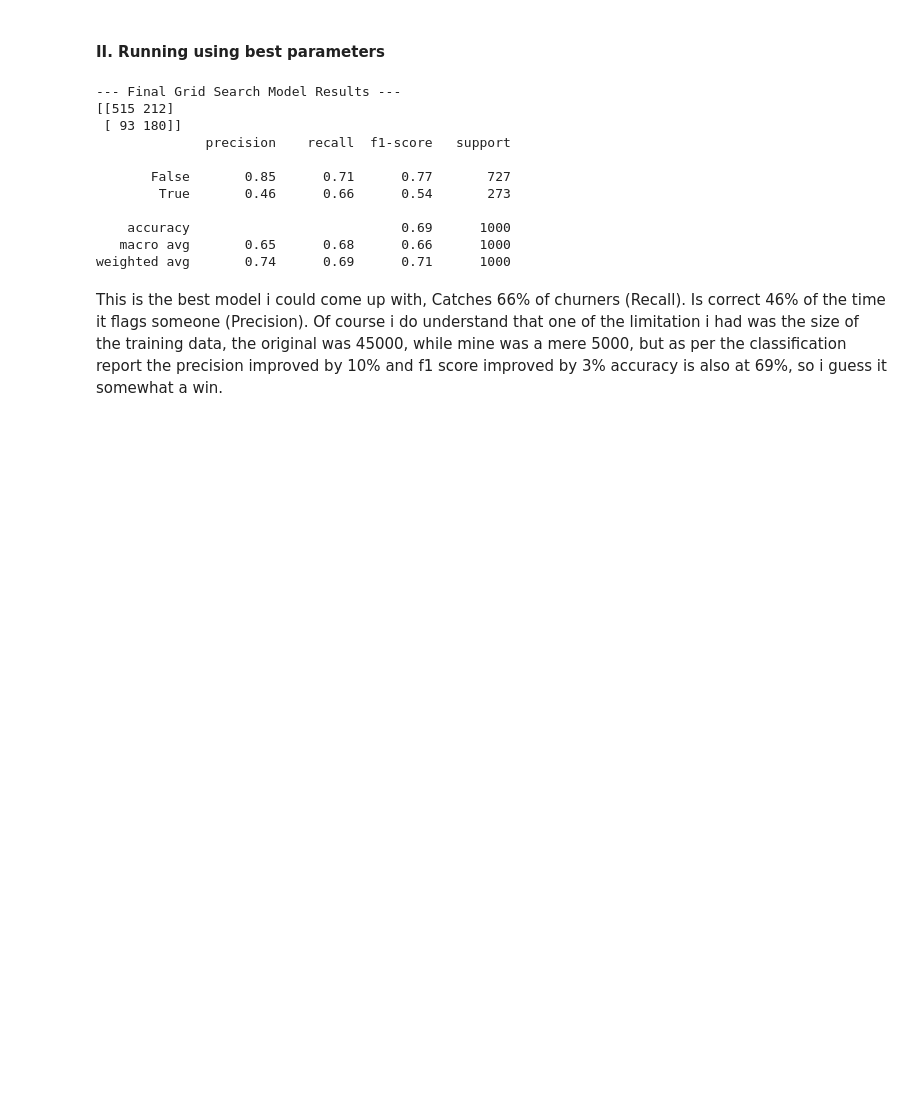
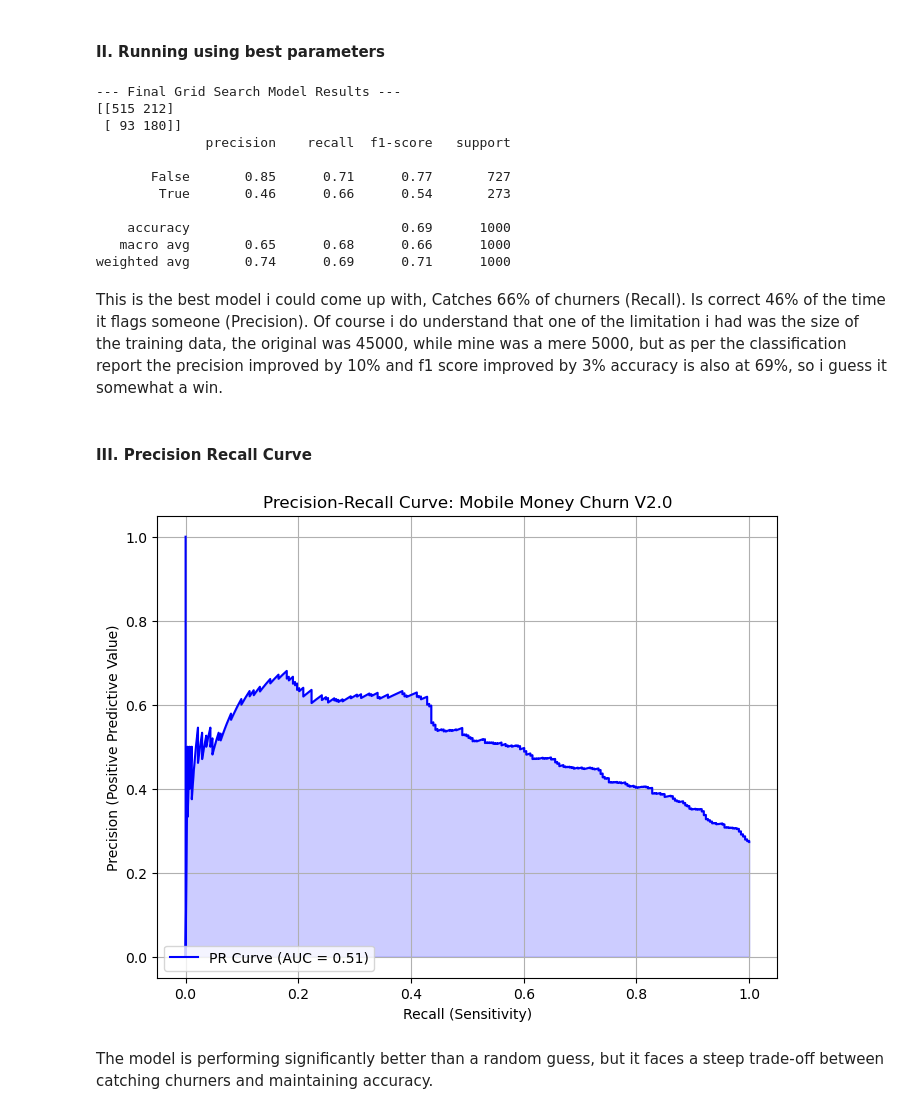
Before and after one commit to Kobeyvines/CASE_STUDY, a Jupyter notebook: notebooks/EDA.ipynb, the cells around one changed output. Saved outputs shown, nothing was run; the diff lists cells and outputs as text; code cells hidden in the pictures; blank space fills up the shorter version.

```diff
--- a/notebooks/EDA.ipynb
+++ b/notebooks/EDA.ipynb
@@ -889,3 +891,31 @@ print(classification_report(y_test_n, y_pred_final))
 weighted avg       0.74      0.69      0.71      1000
 # %% [markdown]
 This is the best model i could come up with, Catches 66% of churners (Recall). Is correct 46% of the time it flags someone (Precision). Of course i do understand that one of the limitation i had was the size of the training data, the original was 45000, while mine was a mere 5000, but as per the classification report the precision improved by 10% and f1 score improved by 3% accuracy is also at 69%, so i guess it somewhat a win.
+# %% [markdown]
+#### III. Precision Recall Curve
+# %%
+# 1. Get raw probability scores for the positive class (Churned)
+y_scores = final_xgb_model.predict_proba(X_test_n)[:, 1]
+
+# 2. Calculate precision and recall for all possible thresholds
+precision, recall, thresholds = precision_recall_curve(y_test_n, y_scores)
+
+# 3. Calculate Area Under Curve (AUC) for the PR curve
+pr_auc = auc(recall, precision)
+
+# 4. Plotting the curve
+plt.figure(figsize=(8, 6))
+plt.plot(recall, precision, color='blue', label=f'PR Curve (AUC = {pr_auc:.2f})')
+plt.fill_between(recall, precision, alpha=0.2, color='blue')
+
+plt.xlabel('Recall (Sensitivity)')
+plt.ylabel('Precision (Positive Predictive Value)')
+plt.title('Precision-Recall Curve: Mobile Money Churn V2.0')
+plt.legend(loc='lower left')
+plt.grid(True)
+plt.savefig('../images/Precision-Recall Curve.png')
+plt.show()
+# %% [output]
+[figure, added]
+# %% [markdown]
+The model is performing significantly better than a random guess, but it faces a steep trade-off between catching churners and maintaining accuracy.
```
Also changed, not shown: parts of 8 cells of this notebook, 2 other files.
